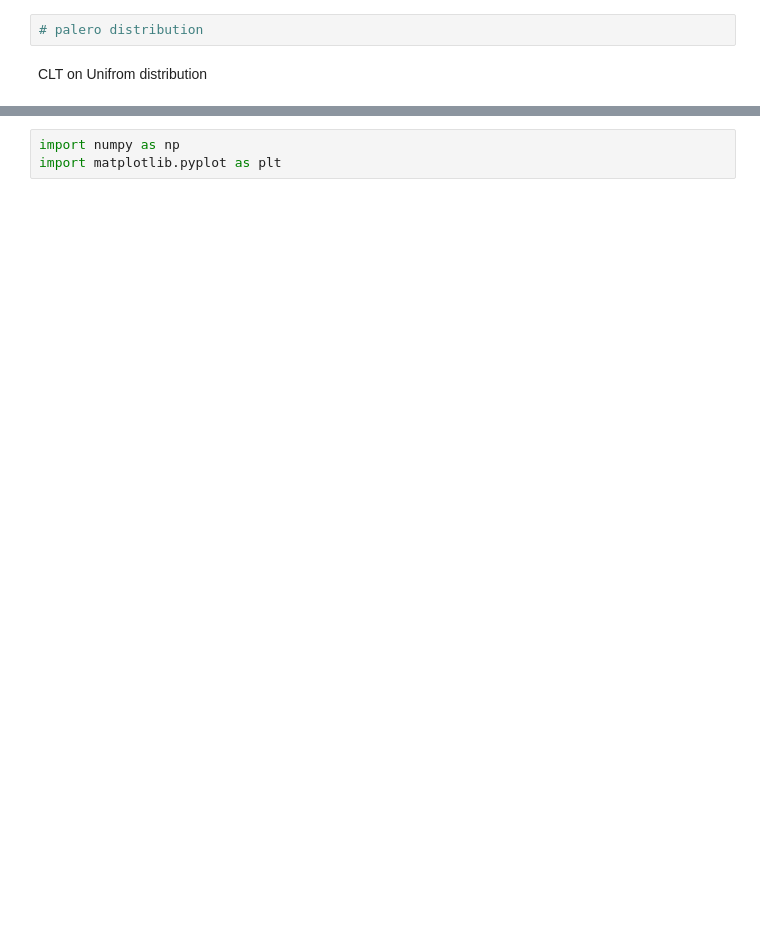
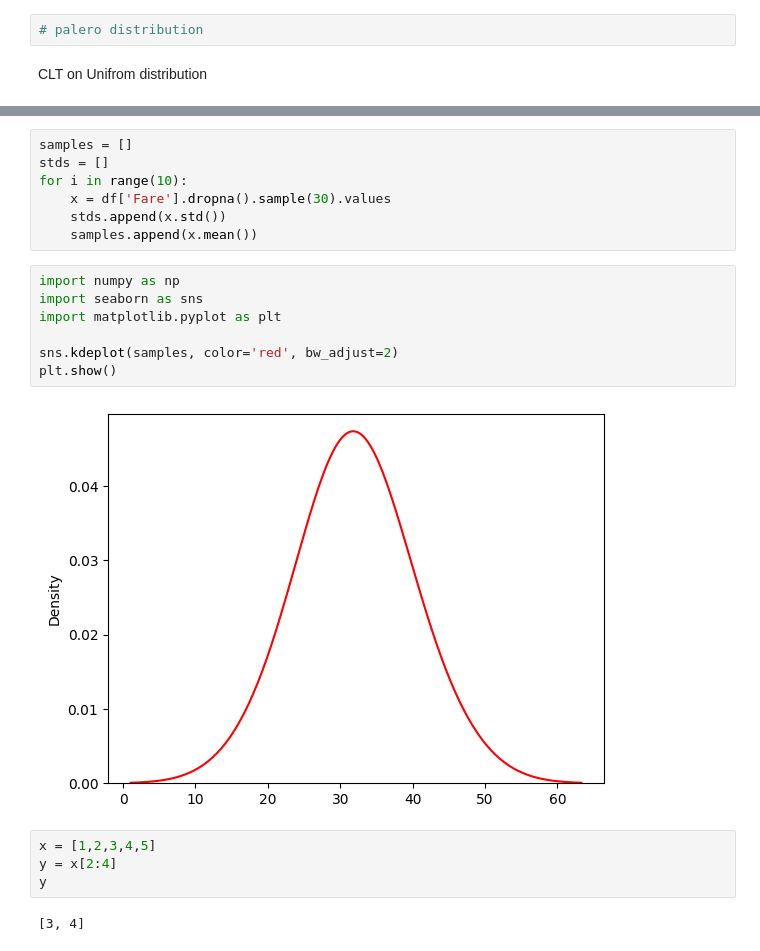
Before and after one commit to mohd-ajlal/PYTHON-For-Data_Analysis, a Jupyter notebook: class18.ipynb, the cells around one changed output, grey strips where cells are left out. Saved outputs shown, nothing was run; the diff lists cells and outputs as text; blank space fills up the shorter version.

```diff
--- a/class18.ipynb
+++ b/class18.ipynb
@@ -197,3 +304,22 @@ CLT on Unifrom distribution
+# %%
+samples = []
+stds = []
+for i in range(10):
+    x = df['Fare'].dropna().sample(30).values
+    stds.append(x.std())
+    samples.append(x.mean())
 # %%
 import numpy as np
+import seaborn as sns
 import matplotlib.pyplot as plt
+
+sns.kdeplot(samples, color='red', bw_adjust=2)
+plt.show()
+# %% [output]
+[figure, added]
+# %%
+x = [1,2,3,4,5]
+y = x[2:4]
+y
+# %% [output]
+[3, 4]
```
Also changed, not shown: parts of 8 cells of this notebook, 5 other files.
